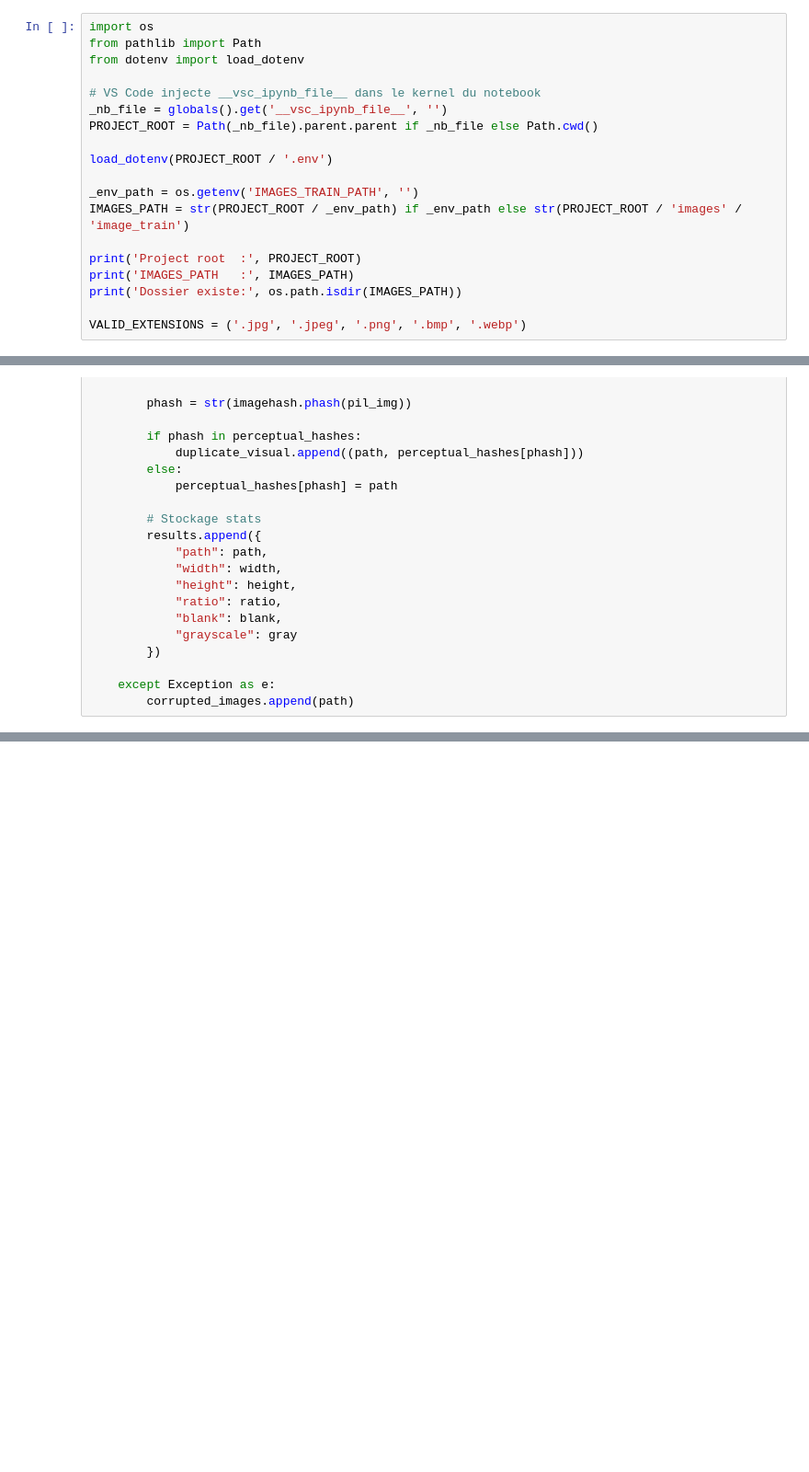
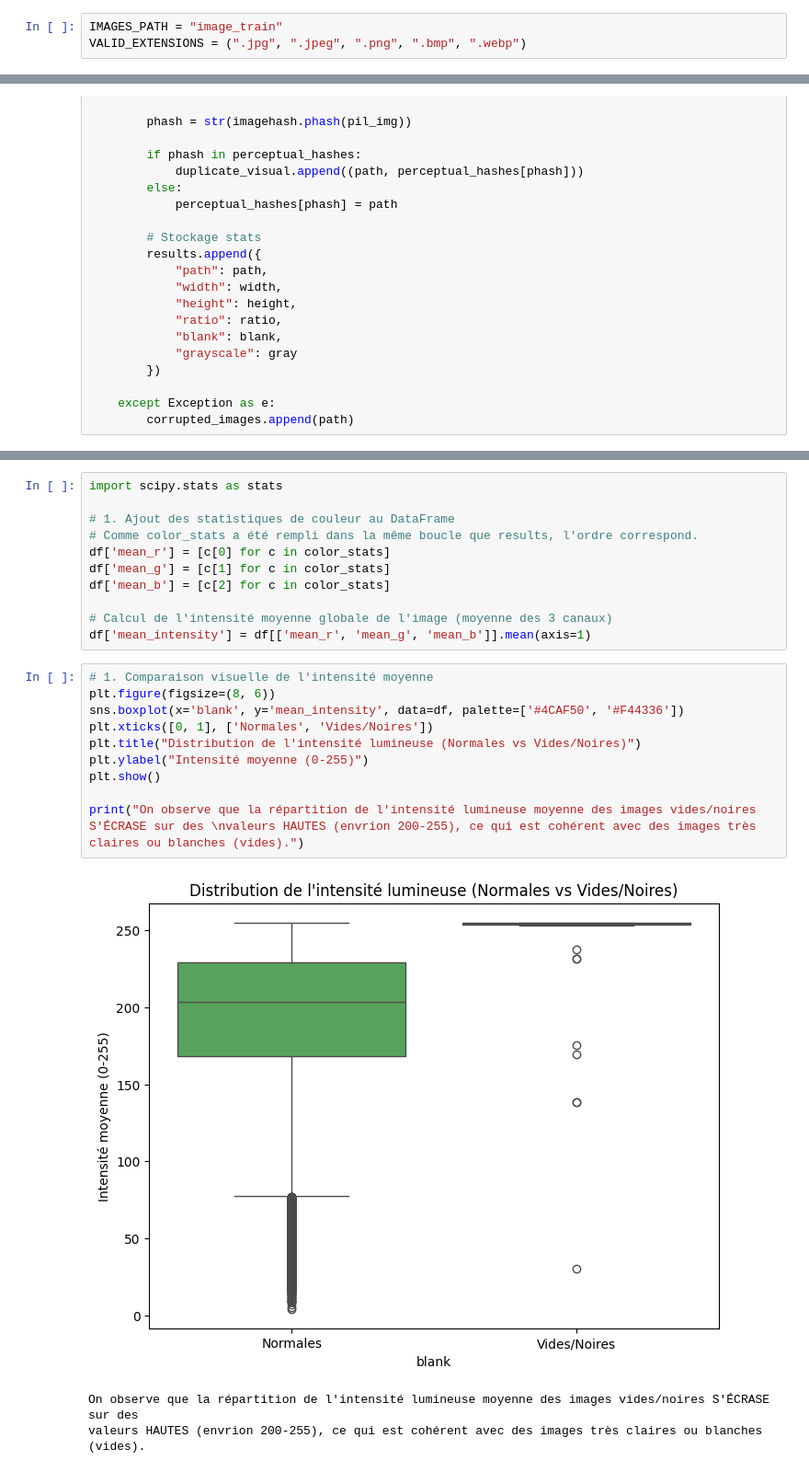
Before and after one commit to DataScientest-Studio/sep25_alt2_iia_rakuten_2, a Jupyter notebook: Exploration_donnees_&_Dataviz/Explo_Dataviz.ipynb, the cells around one changed output, grey strips where cells are left out. Shown at 92% size. Cells and saved outputs as stored; diff of their text form; blank space fills up the shorter version.

Commit message:
feat: adding graphs and statistical tests

```diff
--- a/Exploration_donnees_&_Dataviz/Explo_Dataviz.ipynb
+++ b/Exploration_donnees_&_Dataviz/Explo_Dataviz.ipynb
@@ -53,19 +55,3 @@ warnings.filterwarnings('ignore')
 # %%
-import os
-from pathlib import Path
-from dotenv import load_dotenv
-
-# VS Code injecte __vsc_ipynb_file__ dans le kernel du notebook
-_nb_file = globals().get('__vsc_ipynb_file__', '')
-PROJECT_ROOT = Path(_nb_file).parent.parent if _nb_file else Path.cwd()
-
-load_dotenv(PROJECT_ROOT / '.env')
-
-_env_path = os.getenv('IMAGES_TRAIN_PATH', '')
-IMAGES_PATH = str(PROJECT_ROOT / _env_path) if _env_path else str(PROJECT_ROOT / 'images' / 'image_train')
-
-print('Project root  :', PROJECT_ROOT)
-print('IMAGES_PATH   :', IMAGES_PATH)
-print('Dossier existe:', os.path.isdir(IMAGES_PATH))
-
-VALID_EXTENSIONS = ('.jpg', '.jpeg', '.png', '.bmp', '.webp')
+IMAGES_PATH = "image_train"
+VALID_EXTENSIONS = (".jpg", ".jpeg", ".png", ".bmp", ".webp")
@@ -281,0 +256,25 @@ Duplicates visuels     : 7590
+# %%
+import scipy.stats as stats
+
+# 1. Ajout des statistiques de couleur au DataFrame
+# Comme color_stats a été rempli dans la même boucle que results, l'ordre correspond.
+df['mean_r'] = [c[0] for c in color_stats]
+df['mean_g'] = [c[1] for c in color_stats]
+df['mean_b'] = [c[2] for c in color_stats]
+
+# Calcul de l'intensité moyenne globale de l'image (moyenne des 3 canaux)
+df['mean_intensity'] = df[['mean_r', 'mean_g', 'mean_b']].mean(axis=1)
+# %%
+# 1. Comparaison visuelle de l'intensité moyenne
+plt.figure(figsize=(8, 6))
+sns.boxplot(x='blank', y='mean_intensity', data=df, palette=['#4CAF50', '#F44336'])
+plt.xticks([0, 1], ['Normales', 'Vides/Noires'])
+plt.title("Distribution de l'intensité lumineuse (Normales vs Vides/Noires)")
+plt.ylabel("Intensité moyenne (0-255)")
+plt.show()
+
+print("On observe que la répartition de l'intensité lumineuse moyenne des images vides/noires S'ÉCRASE sur des \nvaleurs HAUTES (envrion 200-255), ce qui est cohérent avec des images très claires ou blanches (vides).")
+# %% [output]
+[figure, added]
+On observe que la répartition de l'intensité lumineuse moyenne des images vides/noires S'ÉCRASE sur des
+valeurs HAUTES (envrion 200-255), ce qui est cohérent avec des images très claires ou blanches (vides).
```
Also changed, not shown: parts of 27 cells of this notebook.
